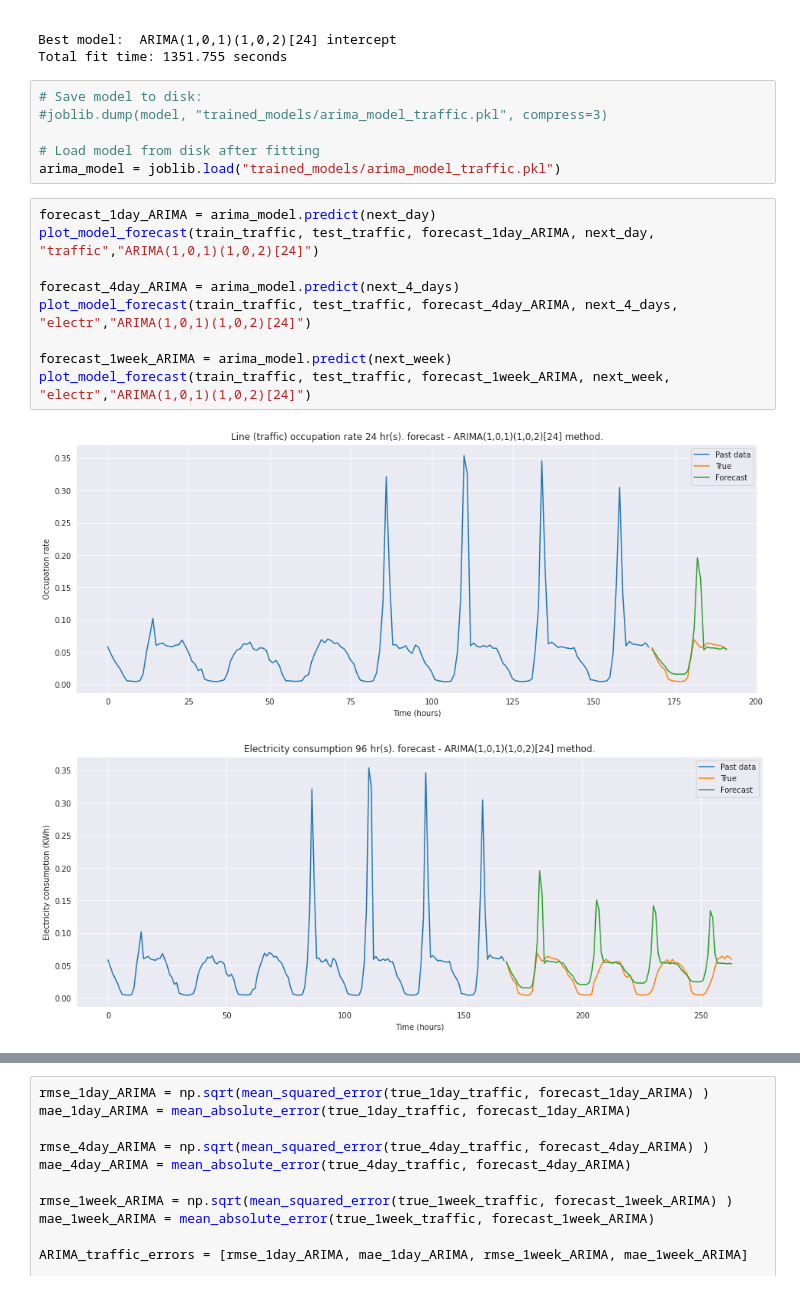
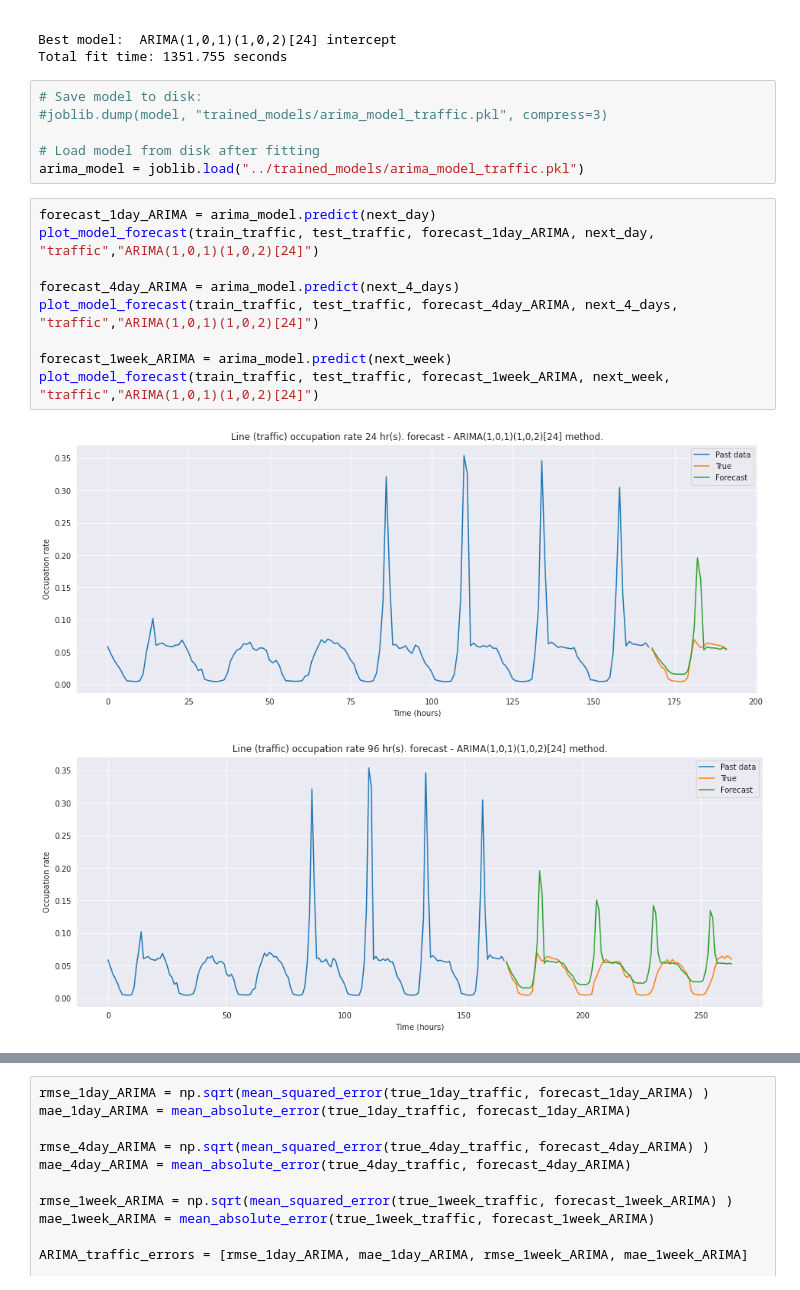
Before and after one commit to andresC98/TSF_Transformers_TFM, a Jupyter notebook: code_notebooks/[TFM] Classical Forecasting Models - Traffic & Electricity Benchmarks.ipynb, the cells around one changed output, grey strips where cells are left out. Drawn from its saved outputs; the diff is of its cells as text.

Commit message:
Solved typo in plot title

```diff
--- a/code_notebooks/[TFM] Classical Forecasting Models - Traffic & Electricity Benchmarks.ipynb
+++ b/code_notebooks/[TFM] Classical Forecasting Models - Traffic & Electricity Benchmarks.ipynb
@@ -439,16 +440,16 @@ Total fit time: 1351.755 seconds
 #joblib.dump(model, "trained_models/arima_model_traffic.pkl", compress=3)
 
 # Load model from disk after fitting
-arima_model = joblib.load("trained_models/arima_model_traffic.pkl")
+arima_model = joblib.load("../trained_models/arima_model_traffic.pkl")
 # %%
 forecast_1day_ARIMA = arima_model.predict(next_day)
 plot_model_forecast(train_traffic, test_traffic, forecast_1day_ARIMA, next_day, "traffic","ARIMA(1,0,1)(1,0,2)[24]")
 
 forecast_4day_ARIMA = arima_model.predict(next_4_days)
-plot_model_forecast(train_traffic, test_traffic, forecast_4day_ARIMA, next_4_days, "electr","ARIMA(1,0,1)(1,0,2)[24]")
+plot_model_forecast(train_traffic, test_traffic, forecast_4day_ARIMA, next_4_days, "traffic","ARIMA(1,0,1)(1,0,2)[24]")
 
 forecast_1week_ARIMA = arima_model.predict(next_week)
-plot_model_forecast(train_traffic, test_traffic, forecast_1week_ARIMA, next_week, "electr","ARIMA(1,0,1)(1,0,2)[24]")
+plot_model_forecast(train_traffic, test_traffic, forecast_1week_ARIMA, next_week, "traffic","ARIMA(1,0,1)(1,0,2)[24]")
 # %% [output]
 [figure]
-[figure, old version]
+[figure, new version]
```
Also changed, not shown: parts of 6 cells of this notebook.
